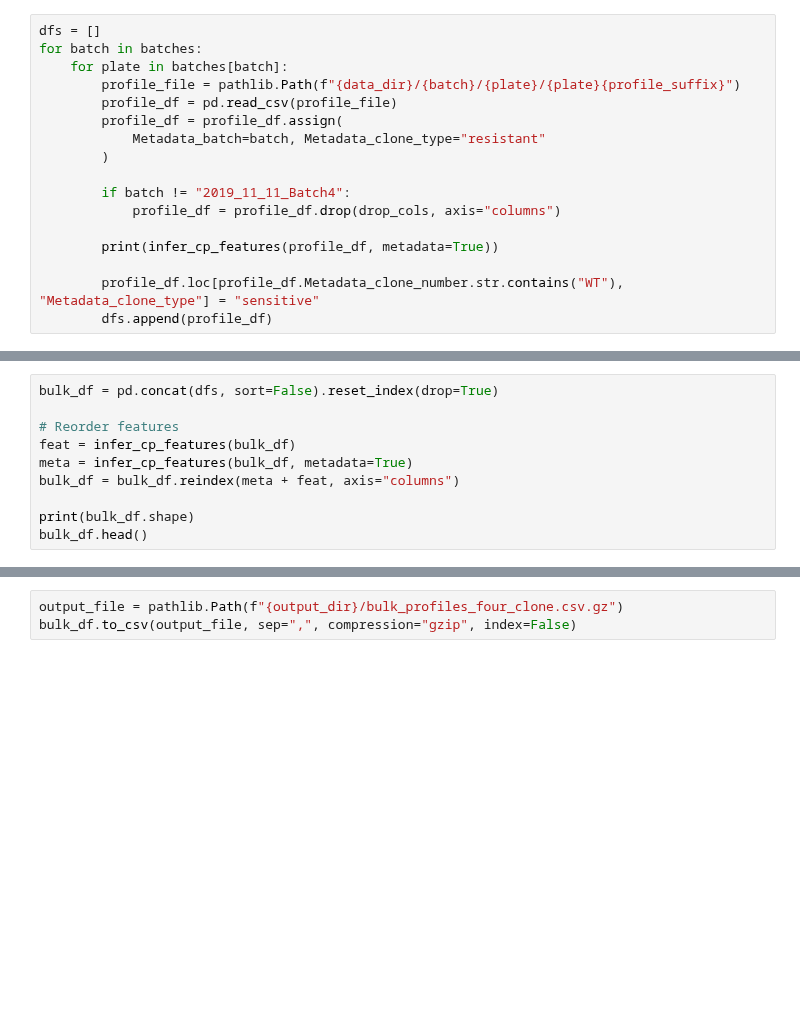
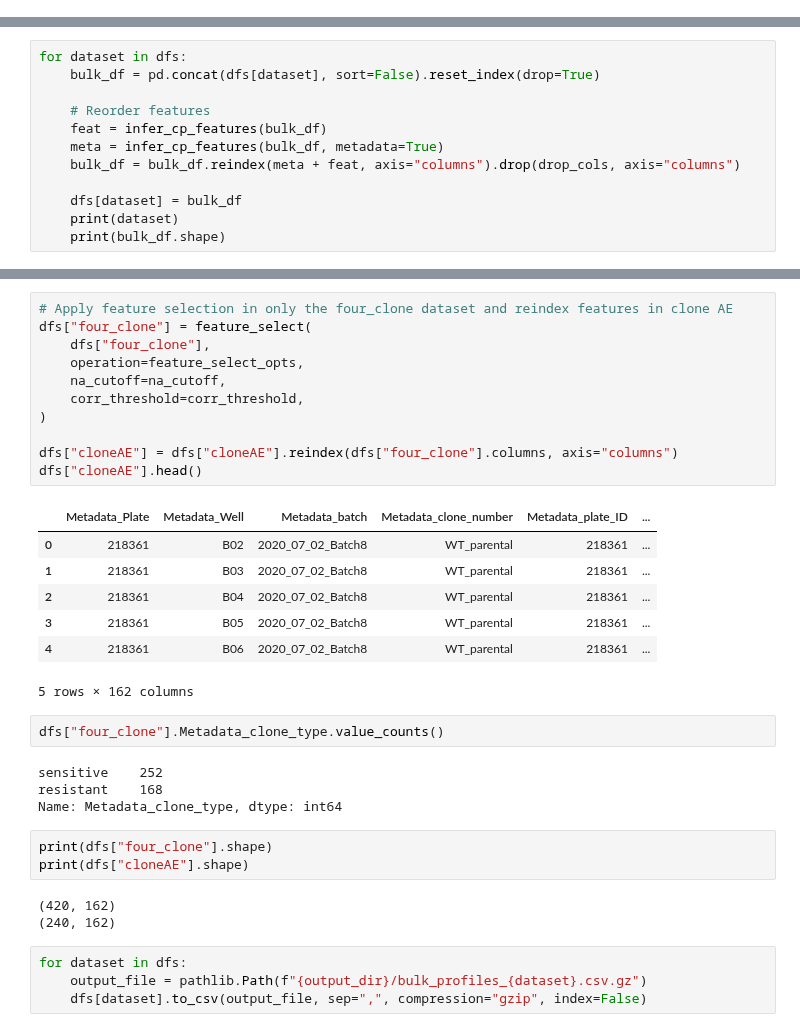
Before and after one commit to broadinstitute/profiling-resistance-mechanisms, a Jupyter notebook: 3.bulk-signatures/0.compile_bulk_dataset.ipynb, the cells around one changed output, grey strips where cells are left out. Cells and saved outputs as stored; diff of their text form; blank space fills up the shorter version.

```diff
--- a/3.bulk-signatures/0.compile_bulk_dataset.ipynb
+++ b/3.bulk-signatures/0.compile_bulk_dataset.ipynb
@@ -26,20 +33,3 @@ feature_select_opts = [
 ]
 corr_threshold = 0.8
 na_cutoff = 0
-# %%
-dfs = []
-for batch in batches:
-    for plate in batches[batch]:
-        profile_file = pathlib.Path(f"{data_dir}/{batch}/{plate}/{plate}{profile_suffix}")
-        profile_df = pd.read_csv(profile_file)
-        profile_df = profile_df.assign(
-            Metadata_batch=batch, Metadata_clone_type="resistant"
-        )
-
-        if batch != "2019_11_11_Batch4":
-            profile_df = profile_df.drop(drop_cols, axis="columns")
-
-        print(infer_cp_features(profile_df, metadata=True))
-
-        profile_df.loc[profile_df.Metadata_clone_number.str.contains("WT"), "Metadata_clone_type"] = "sensitive"
-        dfs.append(profile_df)
@@ -54,11 +60,13 @@ for batch in batches:
 # %%
-bulk_df = pd.concat(dfs, sort=False).reset_index(drop=True)
+for dataset in dfs:
+    bulk_df = pd.concat(dfs[dataset], sort=False).reset_index(drop=True)
 
-# Reorder features
-feat = infer_cp_features(bulk_df)
-meta = infer_cp_features(bulk_df, metadata=True)
-bulk_df = bulk_df.reindex(meta + feat, axis="columns")
+    # Reorder features
+    feat = infer_cp_features(bulk_df)
+    meta = infer_cp_features(bulk_df, metadata=True)
+    bulk_df = bulk_df.reindex(meta + feat, axis="columns").drop(drop_cols, axis="columns")
 
-print(bulk_df.shape)
-bulk_df.head()
+    dfs[dataset] = bulk_df
+    print(dataset)
+    print(bulk_df.shape)
 # %% [output]
@@ -92,3 +77,35 @@ bulk_df.head()
+# %%
+# Apply feature selection in only the four_clone dataset and reindex features in clone AE
+dfs["four_clone"] = feature_select(
+    dfs["four_clone"],
+    operation=feature_select_opts,
+    na_cutoff=na_cutoff,
+    corr_threshold=corr_threshold,
+)
+
+dfs["cloneAE"] = dfs["cloneAE"].reindex(dfs["four_clone"].columns, axis="columns")
+dfs["cloneAE"].head()
+# %% [output]
+|  | Metadata_Plate | Metadata_Well | Metadata_batch | Metadata_clone_number | Metadata_plate_ID | ... |
+| 0 | 218361 | B02 | 2020_07_02_Batch8 | WT_parental | 218361 | ... |
+| 1 | 218361 | B03 | 2020_07_02_Batch8 | WT_parental | 218361 | ... |
+| 2 | 218361 | B04 | 2020_07_02_Batch8 | WT_parental | 218361 | ... |
+| 3 | 218361 | B05 | 2020_07_02_Batch8 | WT_parental | 218361 | ... |
+| 4 | 218361 | B06 | 2020_07_02_Batch8 | WT_parental | 218361 | ... |
+5 rows × 162 columns
+# %%
+dfs["four_clone"].Metadata_clone_type.value_counts()
+# %% [output]
+sensitive    252
+resistant    168
+Name: Metadata_clone_type, dtype: int64
+# %%
+print(dfs["four_clone"].shape)
+print(dfs["cloneAE"].shape)
+# %% [output]
+(420, 162)
+(240, 162)
 # %%
-output_file = pathlib.Path(f"{output_dir}/bulk_profiles_four_clone.csv.gz")
-bulk_df.to_csv(output_file, sep=",", compression="gzip", index=False)
+for dataset in dfs:
+    output_file = pathlib.Path(f"{output_dir}/bulk_profiles_{dataset}.csv.gz")
+    dfs[dataset].to_csv(output_file, sep=",", compression="gzip", index=False)
```
Also changed, not shown: parts of 6 cells of this notebook, 1 other file.
